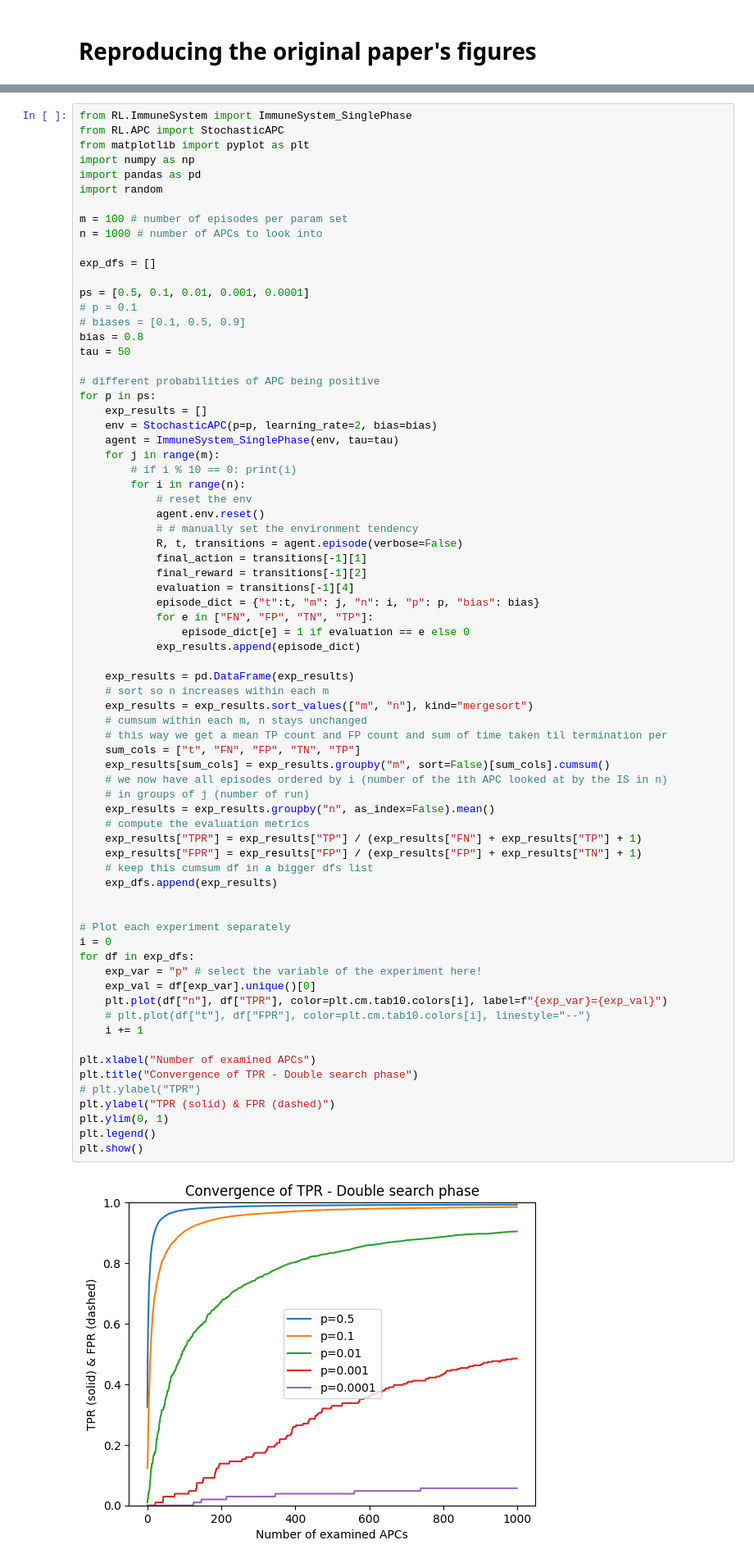
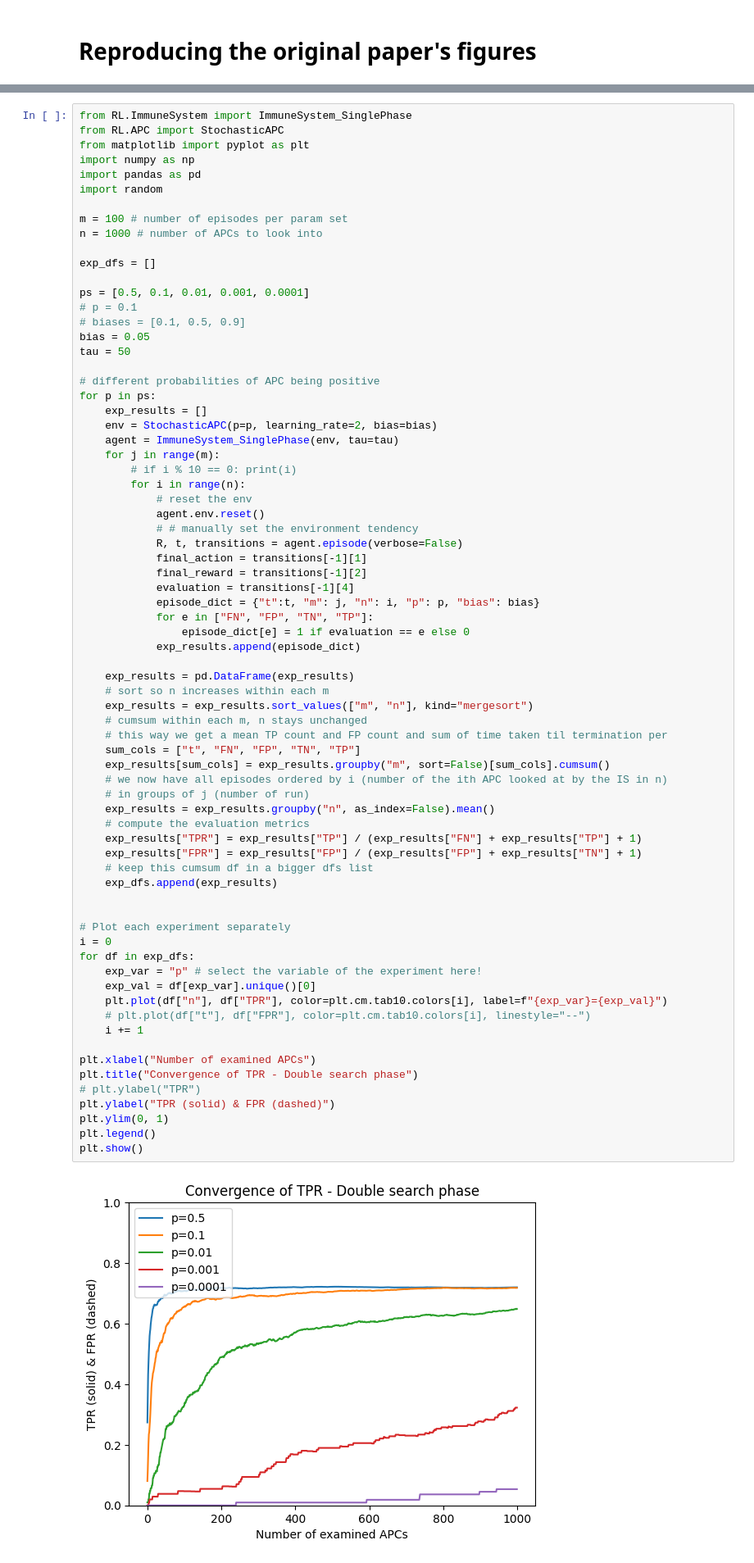
Before and after one commit to nikoczernin/tcells, a Jupyter notebook: baumgart_repro.ipynb, the cells around one changed output, grey strips where cells are left out. Shown at 82% size. Drawn from its saved outputs; the diff is of its cells as text.

```diff
--- a/baumgart_repro.ipynb
+++ b/baumgart_repro.ipynb
@@ -194,7 +194,7 @@ exp_dfs = []
 ps = [0.5, 0.1, 0.01, 0.001, 0.0001]
 # p = 0.1
 # biases = [0.1, 0.5, 0.9]
-bias = 0.8
+bias = 0.05
 tau = 50
 
 # different probabilities of APC being positive
@@ -224,34 +224,34 @@ for p in ps:
     # this way we get a mean TP count and FP count and sum of time taken til termination per
     sum_cols = ["t", "FN", "FP", "TN", "TP"]
     exp_results[sum_cols] = exp_results.groupby("m", sort=False)[sum_cols].cumsum()
     # we now have all episodes ordered by i (number of the ith APC looked at by the IS in n)
     # in groups of j (number of run)
     exp_results = exp_results.groupby("n", as_index=False).mean()
     # compute the evaluation metrics
     exp_results["TPR"] = exp_results["TP"] / (exp_results["FN"] + exp_results["TP"] + 1)
     exp_results["FPR"] = exp_results["FP"] / (exp_results["FP"] + exp_results["TN"] + 1)
     # keep this cumsum df in a bigger dfs list
     exp_dfs.append(exp_results)
 
 
 # Plot each experiment separately
 i = 0
 for df in exp_dfs:
     exp_var = "p" # select the variable of the experiment here!
     exp_val = df[exp_var].unique()[0]
     plt.plot(df["n"], df["TPR"], color=plt.cm.tab10.colors[i], label=f"{exp_var}={exp_val}")
     # plt.plot(df["t"], df["FPR"], color=plt.cm.tab10.colors[i], linestyle="--")
     i += 1
 
 plt.xlabel("Number of examined APCs")
 plt.title("Convergence of TPR - Double search phase")
 # plt.ylabel("TPR")
 plt.ylabel("TPR (solid) & FPR (dashed)")
 plt.ylim(0, 1)
 plt.legend()
 plt.show()
 # %% [output]
-[figure, old version]
+[figure, new version]
 # %%
 from RL.ImmuneSystem import ImmuneSystem_DoublePhase
 from RL.APC import StochasticAPC
```
Also changed, not shown: parts of 8 cells of this notebook, 3 other files.
